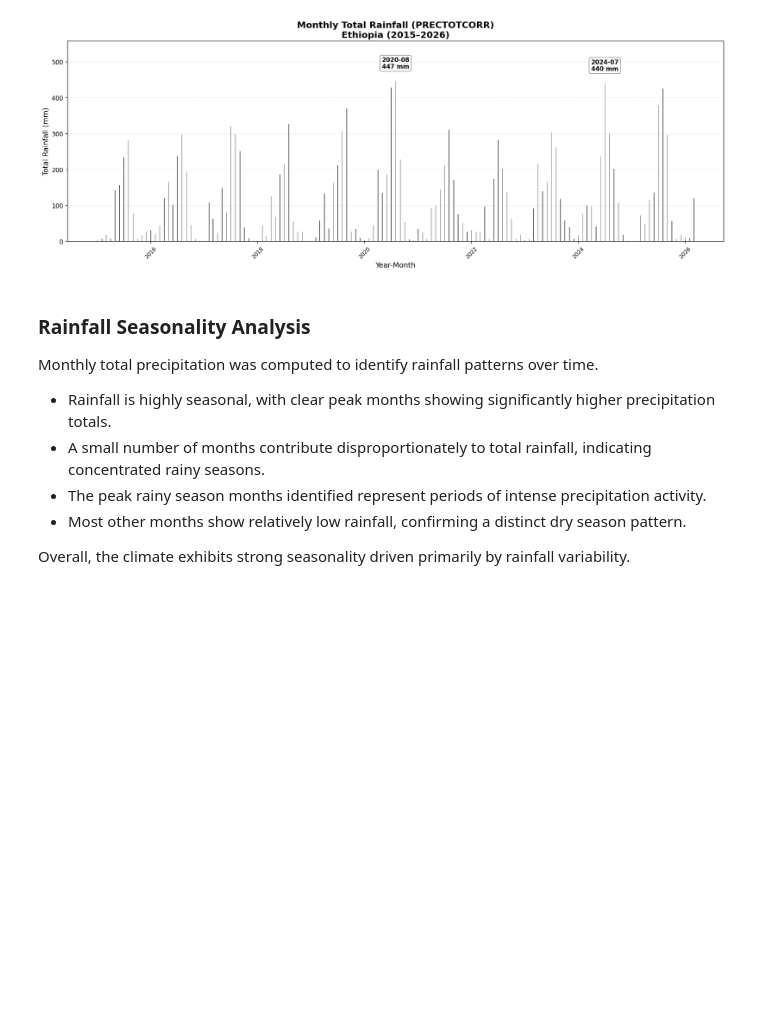
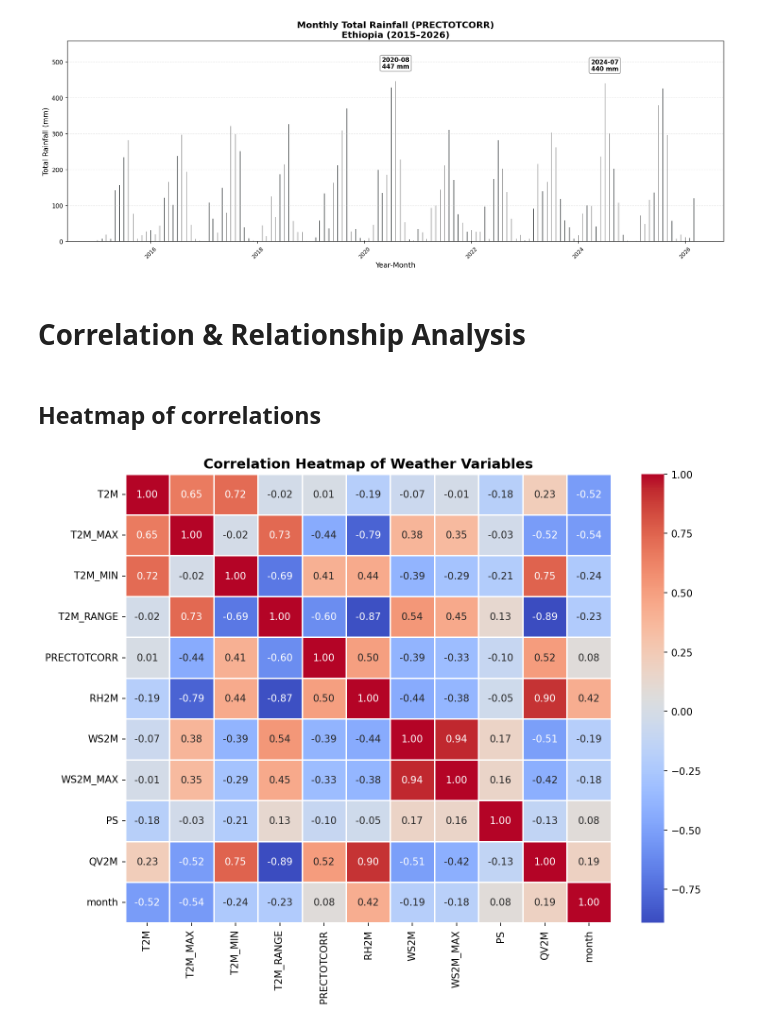
Before and after one commit to bemnetne/climate-challenge-week0, a Jupyter notebook: notebooks/ethiopia_eda.ipynb, the cells around one changed output. Cells and saved outputs as stored; diff of their text form; code cells hidden in the pictures; blank space fills up the shorter version.

Commit message:
feat:Correlation & Relationship Analysis

```diff
--- a/notebooks/ethiopia_eda.ipynb
+++ b/notebooks/ethiopia_eda.ipynb
@@ -492,14 +494,33 @@ plt.tight_layout()
 plt.show()
 # %% [output]
 [figure]
-# %% [markdown]
-###  Rainfall Seasonality Analysis
-
-Monthly total precipitation was computed to identify rainfall patterns over time.
-
-- Rainfall is highly seasonal, with clear peak months showing significantly higher precipitation totals.
-- A small number of months contribute disproportionately to total rainfall, indicating concentrated rainy seasons.
-- The peak rainy season months identified represent periods of intense precipitation activity.
-- Most other months show relatively low rainfall, confirming a distinct dry season pattern.
-
-Overall, the climate exhibits strong seasonality driven primarily by rainfall variability.
+# %% [markdown]
+# Correlation & Relationship Analysis
+# %% [markdown]
+## Heatmap of correlations
+# %%
+# Select only numeric columns and compute correlation matrix
+# This measures how strongly each variable is linearly related to others
+corr = df.select_dtypes(include="number").corr()
+# Set figure size and resolution for better readability
+plt.figure(figsize=(10, 8), dpi=150)
+
+# Create heatmap of correlation matrix
+sns.heatmap(
+    corr,              # correlation values
+    annot=True,        # show numerical values inside cells
+    fmt=".2f",         # format numbers to 2 decimal places
+    cmap="coolwarm",   # color scheme (blue = negative, red = positive)
+    linewidths=0.5     # adds spacing between cells for clarity
+)
+
+# Add title to the plot
+plt.title("Correlation Heatmap of Weather Variables", fontsize=14, fontweight="bold")
+
+# Improve layout so labels don’t overlap
+plt.tight_layout()
+
+# Display the plot
+plt.show()
+# %% [output]
+[figure, added]
```
Also changed, not shown: parts of 7 cells of this notebook.
